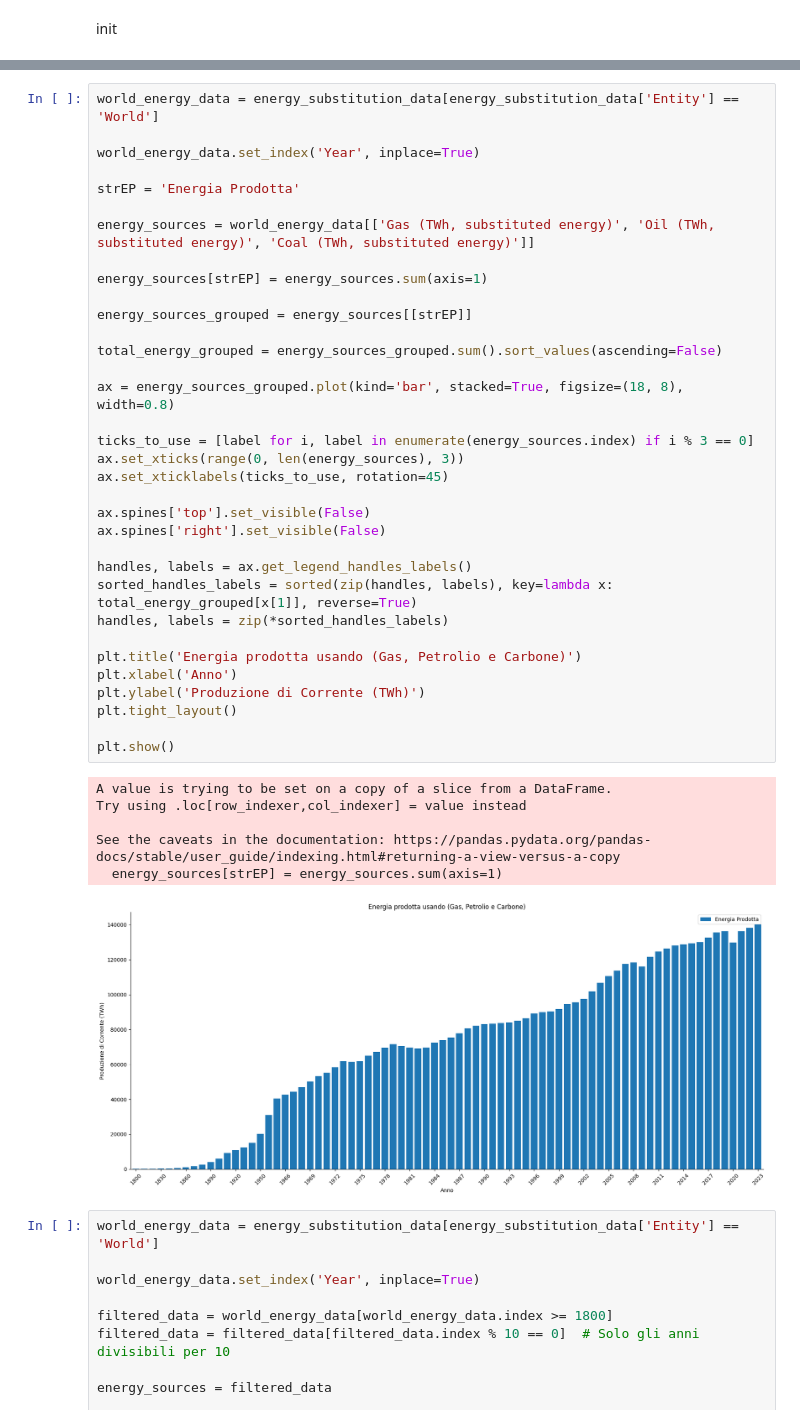
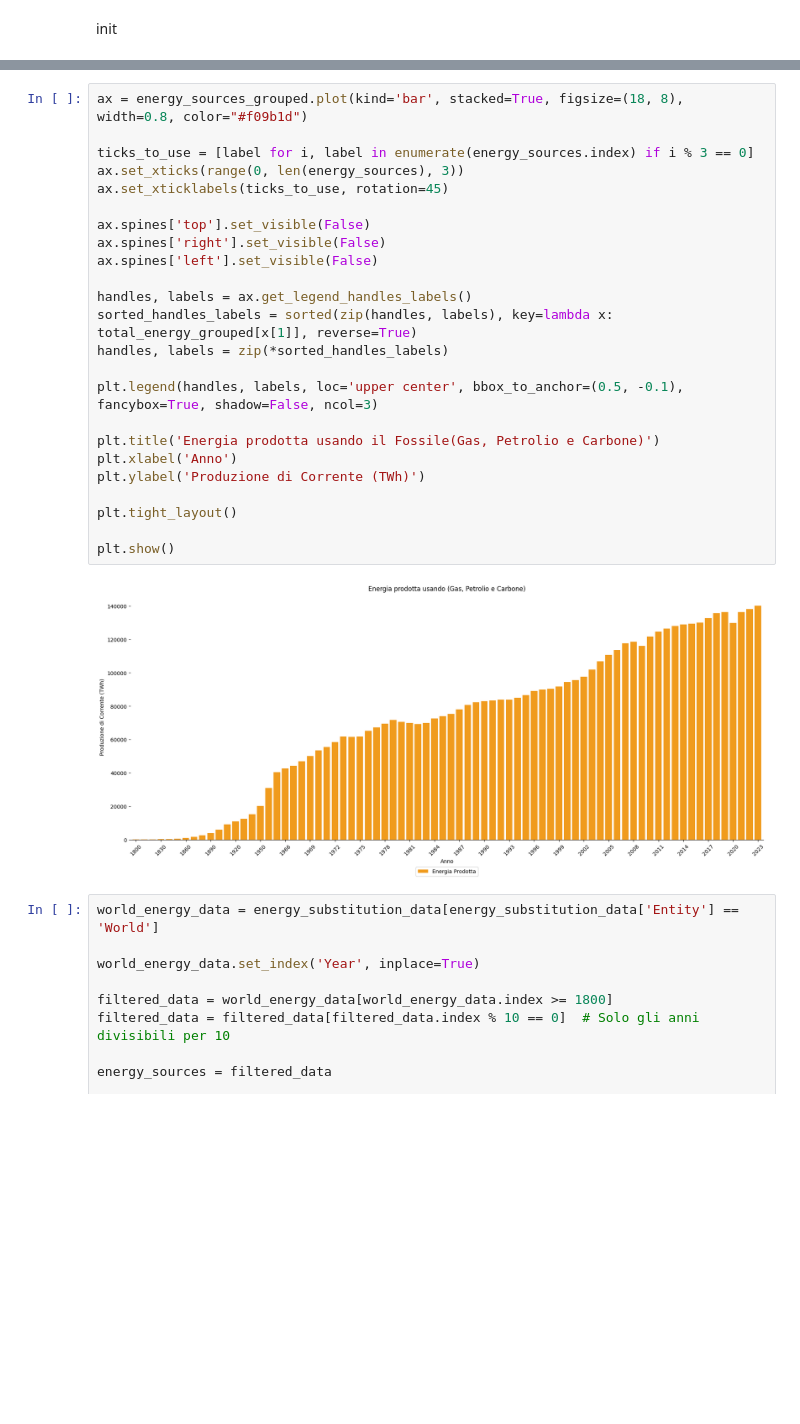
Before and after one commit to MartinWWDC/Carbon_Neutral_2050, a Jupyter notebook: Codici-Data/1-consumo.ipynb, the cells around one changed output, grey strips where cells are left out. Cells and saved outputs as stored; diff of their text form; blank space fills up the shorter version.

Commit message:
update color

```diff
--- a/Codici-Data/1-consumo.ipynb
+++ b/Codici-Data/1-consumo.ipynb
@@ -17,46 +17,31 @@ energy_substitution_data.head()
 | 3 | World | OWID_WRL | 1830 | 0.0 | 0.0 | 0.0 | ... |
 | 4 | World | OWID_WRL | 1840 | 0.0 | 0.0 | 0.0 | ... |
 # %%
-world_energy_data = energy_substitution_data[energy_substitution_data['Entity'] == 'World']
-
-world_energy_data.set_index('Year', inplace=True)
-
-strEP = 'Energia Prodotta'
-
-energy_sources = world_energy_data[['Gas (TWh, substituted energy)', 'Oil (TWh, substituted energy)', 'Coal (TWh, substituted energy)']]
-
-energy_sources[strEP] = energy_sources.sum(axis=1)
-
-energy_sources_grouped = energy_sources[[strEP]]
-
-total_energy_grouped = energy_sources_grouped.sum().sort_values(ascending=False)
-
-ax = energy_sources_grouped.plot(kind='bar', stacked=True, figsize=(18, 8), width=0.8)
+ax = energy_sources_grouped.plot(kind='bar', stacked=True, figsize=(18, 8), width=0.8, color="#f09b1d")
 
 ticks_to_use = [label for i, label in enumerate(energy_sources.index) if i % 3 == 0]
 ax.set_xticks(range(0, len(energy_sources), 3))
 ax.set_xticklabels(ticks_to_use, rotation=45)
 
 ax.spines['top'].set_visible(False)
 ax.spines['right'].set_visible(False)
+ax.spines['left'].set_visible(False)
 
 handles, labels = ax.get_legend_handles_labels()
 sorted_handles_labels = sorted(zip(handles, labels), key=lambda x: total_energy_grouped[x[1]], reverse=True)
 handles, labels = zip(*sorted_handles_labels)
 
-plt.title('Energia prodotta usando (Gas, Petrolio e Carbone)')
+plt.legend(handles, labels, loc='upper center', bbox_to_anchor=(0.5, -0.1), fancybox=True, shadow=False, ncol=3)
+
+plt.title('Energia prodotta usando il Fossile(Gas, Petrolio e Carbone)')
 plt.xlabel('Anno')
 plt.ylabel('Produzione di Corrente (TWh)')
+
 plt.tight_layout()
 
 plt.show()
 # %% [output]
-A value is trying to be set on a copy of a slice from a DataFrame.
-Try using .loc[row_indexer,col_indexer] = value instead
-
-See the caveats in the documentation: https://pandas.pydata.org/pandas-docs/stable/user_guide/indexing.html#returning-a-view-versus-a-copy
-  energy_sources[strEP] = energy_sources.sum(axis=1)
-[figure, old version]
+[figure, new version]
 # %%
 world_energy_data = energy_substitution_data[energy_substitution_data['Entity'] == 'World']
 
```
Also changed, not shown: 2 other files.
